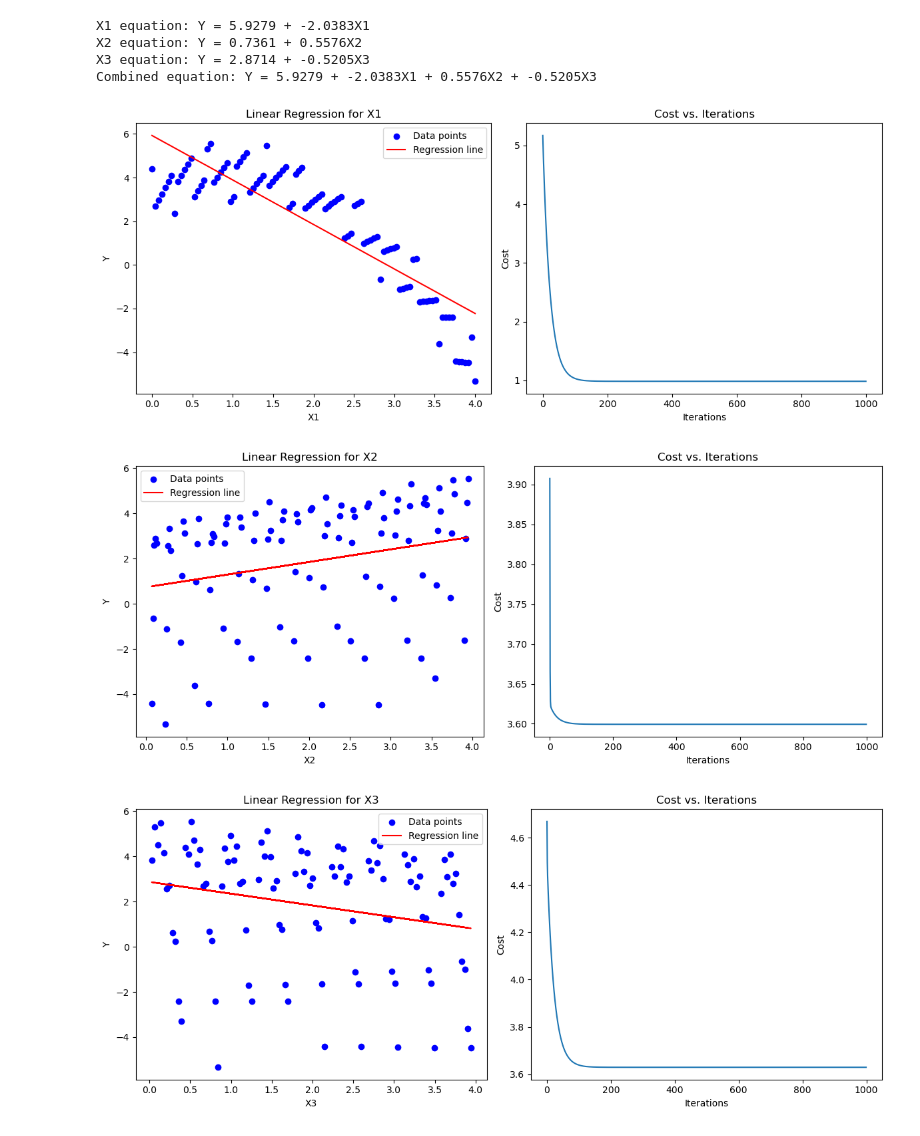
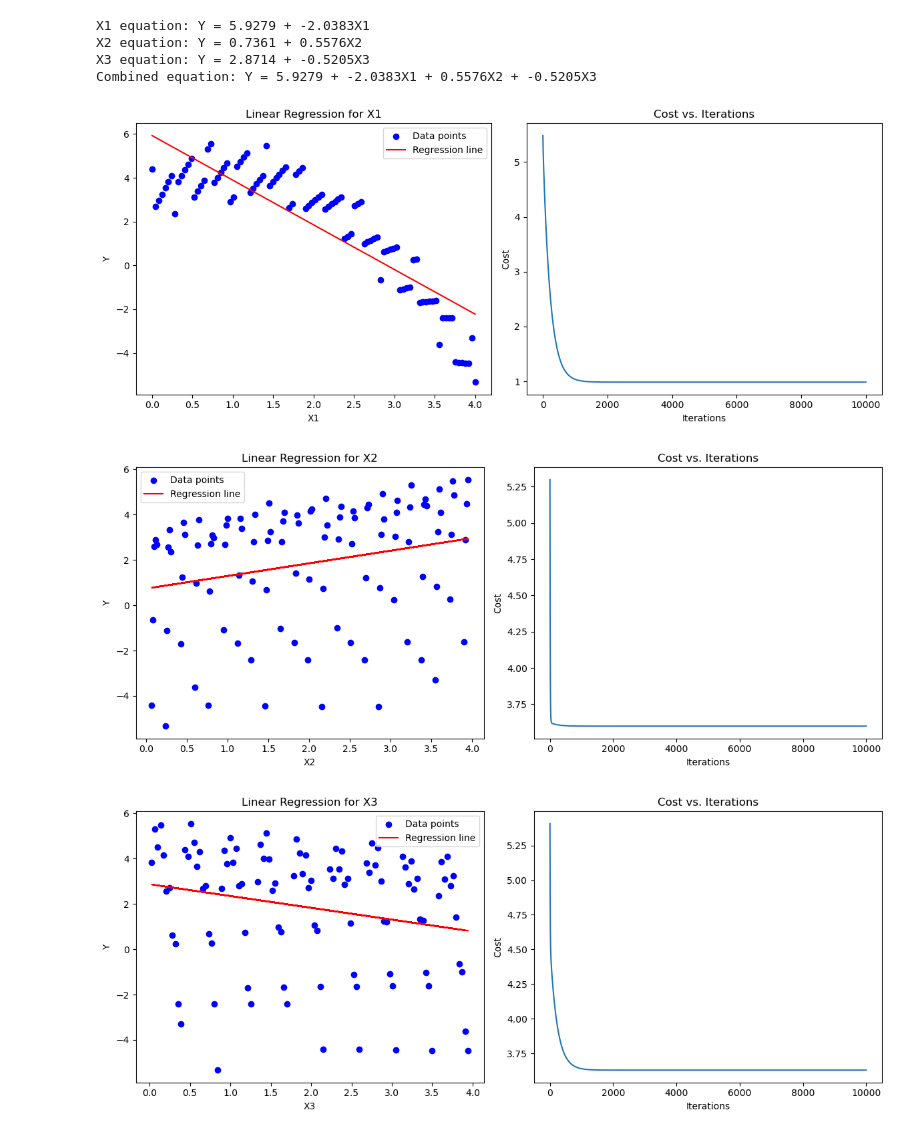
Before and after one commit to RocketDan11/ml, a Jupyter notebook: homework/homework1.ipynb, the cells around one changed output. Saved outputs shown, nothing was run; the diff lists cells and outputs as text; code cells hidden in the pictures.

```diff
--- a/homework/homework1.ipynb
+++ b/homework/homework1.ipynb
@@ -30,7 +13,10 @@ df.head
 # %%
+def predict(X, theta):
+    return np.dot(X, theta)
+
 def compute_loss(X, y, theta):
     m = len(y)
-    predictions = np.dot(X, theta)
+    predictions = predict(X, theta)
     loss = (1/(2*m)) * np.sum((predictions - y)**2)
     return loss
 # %%
@@ -80,7 +66,7 @@ theta_combined = np.array([theta1[0], theta1[1], theta2[1], theta3[1]])
 # Now you can predict using all features
 new_X = np.array([[1, 1, 1], [2, 0, 4], [3, 2, 1]])
 new_X_b = np.c_[np.ones((len(new_X), 1)), new_X]
-predictions = np.dot(new_X_b, theta_combined)
+predictions = predict(new_X_b, theta_combined)
 print("Predictions:", predictions)
 # %% [output]
 Predictions: [ 3.92673701 -0.23065589  0.40767135]
@@ -173,8 +159,8 @@ def plot_results(X, y, theta, cost_history, variable_name):
     plt.tight_layout()
     plt.show()
 
-learning_rate = 0.1
-num_iterations = 1000
+learning_rate = 0.01
+num_iterations = 10000
 
 # Train on X1
 X1 = X[:, 0].reshape(-1, 1)
@@ -203,36 +189,36 @@ theta_combined = np.array([theta1[0], theta1[1], theta2[1], theta3[1]])
 # Function for predictions
 def predictions(X, theta):
     return np.dot(X, theta)
 
 # Now you can predict using all features
 new_X = np.array([[1, 1, 1], [2, 0, 4], [3, 2, 1]])
 new_X_b = np.c_[np.ones((len(new_X), 1)), new_X]
 predictions = predictions(new_X_b, theta_combined)
 print("Predictions:", predictions)
 
 # Report the linear models
 print("\nLinear Models:")
 print(f"X1: Y = {theta1[0]:.4f} + {theta1[1]:.4f} * X1")
 print(f"X2: Y = {theta2[0]:.4f} + {theta2[1]:.4f} * X2")
 print(f"X3: Y = {theta3[0]:.4f} + {theta3[1]:.4f} * X3")
 
 # Find the variable with the lowest loss
 final_costs = [cost_history1[-1], cost_history2[-1], cost_history3[-1]]
 best_var_index = np.argmin(final_costs)
 best_var = ['X1', 'X2', 'X3'][best_var_index]
 print(f"\nThe explanatory variable with the lowest loss is: {best_var}")
 
 # Describe the impact of learning rate
 print("\nImpact of Learning Rate:")
 print(f"With a learning rate of {learning_rate} and {num_iterations} iterations:")
 for i, var in enumerate(['X1', 'X2', 'X3']):
     print(f"{var}: Final loss = {final_costs[i]:.4f}")
 print("A higher learning rate generally leads to faster convergence but risks overshooting the minimum.")
 print("A lower learning rate provides more precise results but may require more iterations to converge.")
 # %% [output]
-[figure, old version]
+[figure, new version]
-[figure, old version]
+[figure, new version]
-[figure, old version]
+[figure, new version]
 Predictions: [ 3.92673701 -0.23065589  0.40767135]
 
 Linear Models:
```
Also changed, not shown: parts of 5 cells of this notebook.
